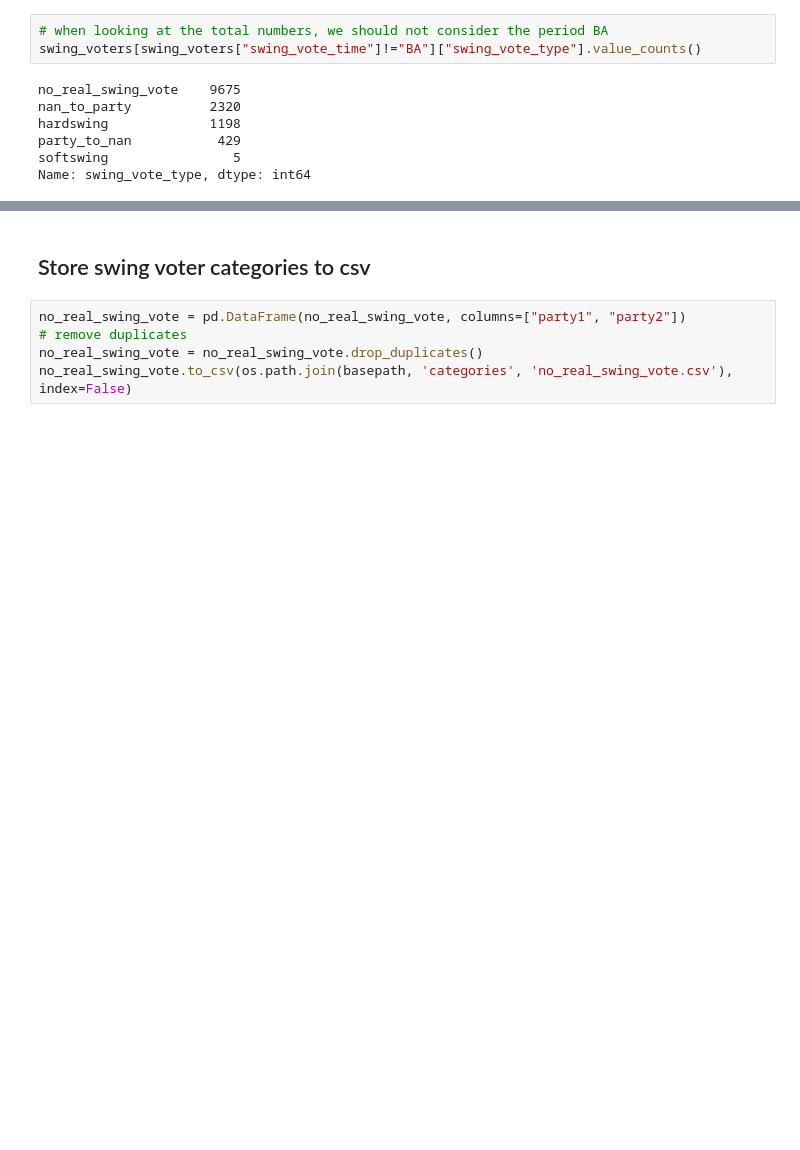
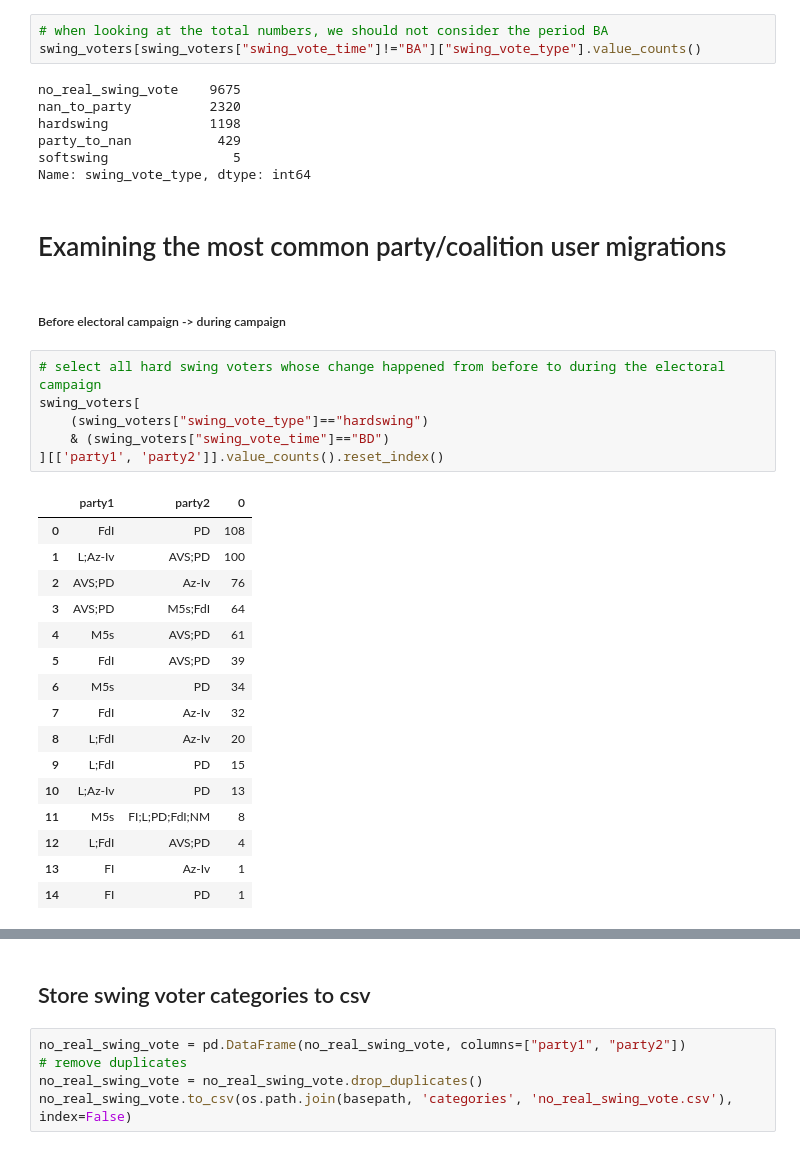
Before and after one commit to ariannap13/hidden-swing-voters, a Jupyter notebook: src/SNAM/swing_voters/swing_voters_classification.ipynb, the cells around one changed output, grey strips where cells are left out. Drawn from its saved outputs; the diff is of its cells as text; blank space fills up the shorter version.

```diff
--- a/src/SNAM/swing_voters/swing_voters_classification.ipynb
+++ b/src/SNAM/swing_voters/swing_voters_classification.ipynb
@@ -126,3 +126,30 @@ hardswing             1198
 party_to_nan           429
 softswing                5
 Name: swing_vote_type, dtype: int64
+# %% [markdown]
+# Examining the most common party/coalition user migrations
+# %% [markdown]
+##### Before electoral campaign -> during campaign
+# %%
+# select all hard swing voters whose change happened from before to during the electoral campaign
+swing_voters[
+    (swing_voters["swing_vote_type"]=="hardswing")
+    & (swing_voters["swing_vote_time"]=="BD")
+][['party1', 'party2']].value_counts().reset_index()
+# %% [output]
+|  | party1 | party2 | 0 |
+| 0 | FdI | PD | 108 |
+| 1 | L;Az-Iv | AVS;PD | 100 |
+| 2 | AVS;PD | Az-Iv | 76 |
+| 3 | AVS;PD | M5s;FdI | 64 |
+| 4 | M5s | AVS;PD | 61 |
+| 5 | FdI | AVS;PD | 39 |
+| 6 | M5s | PD | 34 |
+| 7 | FdI | Az-Iv | 32 |
+| 8 | L;FdI | Az-Iv | 20 |
+| 9 | L;FdI | PD | 15 |
+| 10 | L;Az-Iv | PD | 13 |
+| 11 | M5s | FI;L;PD;FdI;NM | 8 |
+| 12 | L;FdI | AVS;PD | 4 |
+| 13 | FI | Az-Iv | 1 |
+| 14 | FI | PD | 1 |
```
Also changed, not shown: parts of 9 cells of this notebook.
